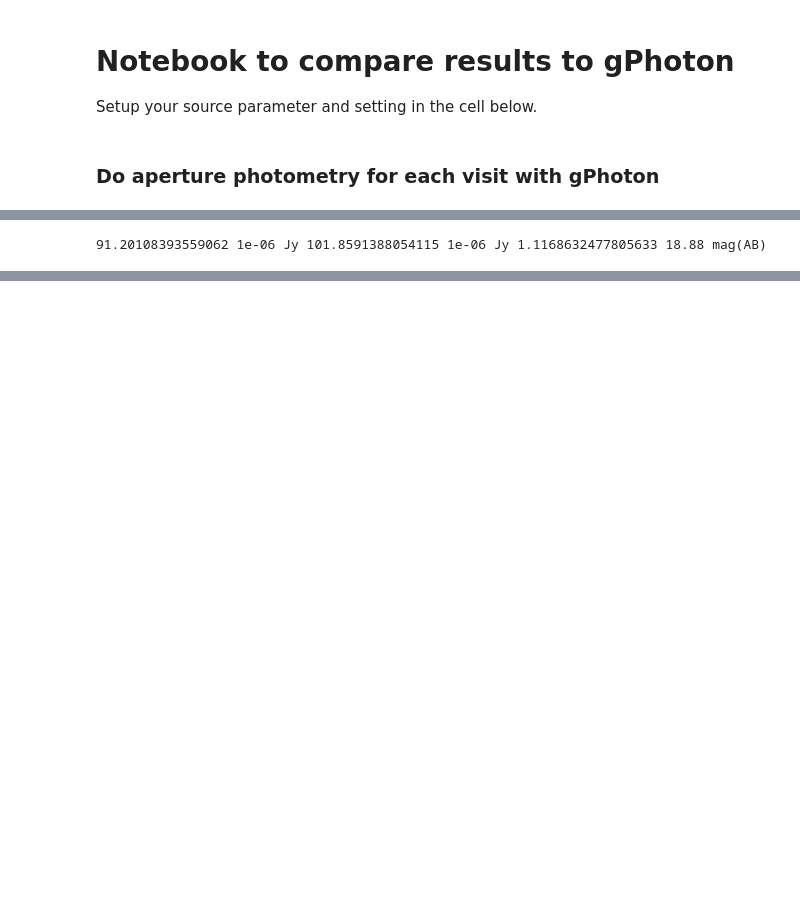
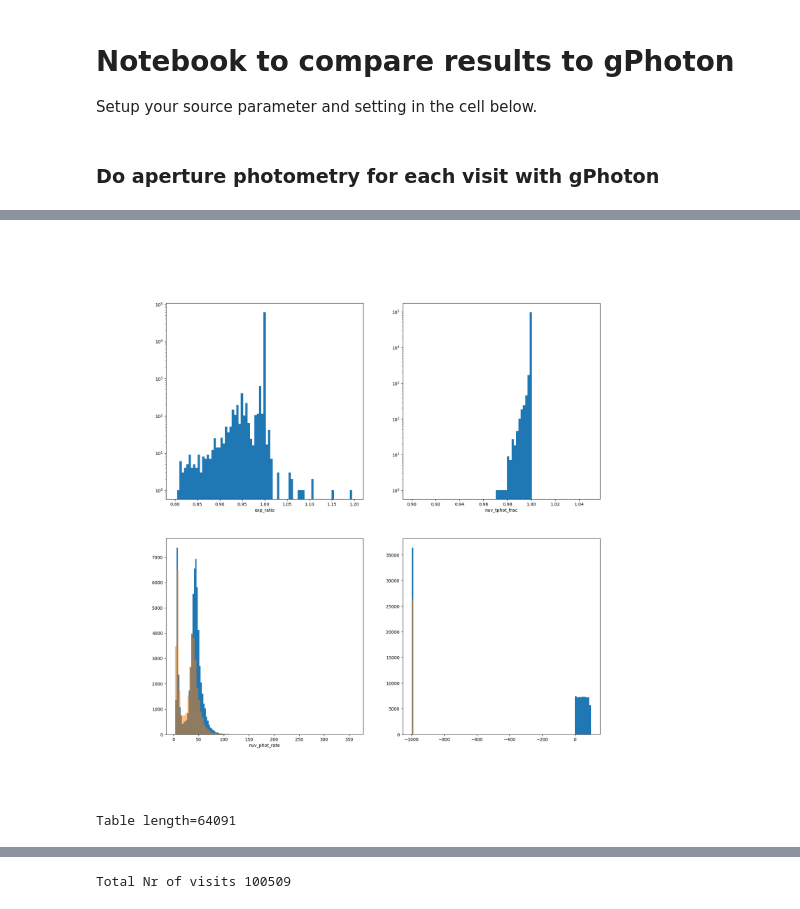
Before and after one commit to rbuehler/vasca, a Jupyter notebook: vasca/examples/inspect_gPhoton.ipynb, the cells around one changed output, grey strips where cells are left out. Drawn from its saved outputs; the diff is of its cells as text; code cells hidden in the pictures; blank space fills up the shorter version.

```diff
--- a/vasca/examples/inspect_gPhoton.ipynb
+++ b/vasca/examples/inspect_gPhoton.ipynb
@@ -122,8 +126,56 @@ Table length=3712
-# %%
-# Calculate apperture flux correctin from http://www.galex.caltech.edu/researcher/techdoc-ch5.html
-f1 = mag2flux(19)
-f2 = mag2flux(19-0.12)
-mag = flux2mag(f2)
-print(f1,f2,f2/f1, mag)
-# %% [output]
-91.20108393559062 1e-06 Jy 101.8591388054115 1e-06 Jy 1.1168632477805633 18.88 mag(AB)
+# %%
+from datetime import datetime
+from astropy.time import Time
+
+#Read visit  table
+tt_vis = Table.read("/home/buehler/Data/galex/GALEX_visits_list/GALEX_visits_list.fits")
+tt_vis = tt_vis[tt_vis["nexptime"]>1]
+
+
+#Add variables
+tt_vis["exp_ratio"] = tt_vis["fexptime"]/tt_vis["nexptime"]
+
+# Add times
+ll_tmin = [
+    datetime.strptime(date_str.decode("utf-8"), "%m/%d/%Y %I:%M:%S %p")
+    for date_str in tt_vis["minPhotoObsDate"].data
+]
+tt_vis["minPhotoObsDate_MJD"] = Time(ll_tmin).mjd
+
+ll_tmax = [
+    datetime.strptime(date_str.decode("utf-8"), "%m/%d/%Y %I:%M:%S %p")
+    for date_str in tt_vis["maxPhotoObsDate"].data
+]
+tt_vis["maxPhotoObsDate_MJD"] = Time(ll_tmax).mjd
+
+tt_vis["nuv_tphot_frac"] = ( (tt_vis["maxPhotoObsDate_MJD"]-tt_vis["minPhotoObsDate_MJD"])*24*60*60) / tt_vis["nexptime"]
+
+tt_vis["nuv_phot_rate"] = tt_vis["nPhotoObjects"]/tt_vis["nexptime"]
+
+figv, axsv = plt.subplots(2,2,figsize=(18,18), squeeze=True, num="visit", clear=True)
+axsv = axsv.flatten()
+
+axsv[0].hist(tt_vis["exp_ratio"],bins=np.linspace(0.8,1.2,80))
+axsv[0].set_xlabel("exp_ratio")
+axsv[0].set_yscale("log")
+
+axsv[1].hist(tt_vis["nuv_tphot_frac"],bins=np.linspace(0.9,1.05,80))
+axsv[1].set_xlabel("nuv_tphot_frac")
+axsv[1].set_yscale("log")
+
+axsv[2].hist(tt_vis["nuv_phot_rate"][tt_vis["fexptime"]>1],bins=100)
+axsv[2].hist(tt_vis["nuv_phot_rate"][tt_vis["fexptime"]<1],bins=100, alpha=0.5)
+axsv[2].set_xlabel("nuv_phot_rate")
+#axsv[2].set_yscale("log")
+
+axsv[3].hist(tt_vis["subvis"],bins=100)
+axsv[3].hist(tt_vis["subvis"][tt_vis["nuv_phot_rate"] <20],bins=100, alpha=0.5)
+#axsv[3].set_xlabel("nuv_tphot_frac")
+
+plt.show()
+
+display(tt_vis[tt_vis["subvis"]>0])
+print("Total Nr of visits",len(tt_vis))
+# %% [output]
+[figure, added]
+Table length=64091
@@ -129,0 +198 @@ print(f1,f2,f2/f1, mag)
+Total Nr of visits 100509
```
Also changed, not shown: parts of 4 cells of this notebook, 3 other files.
